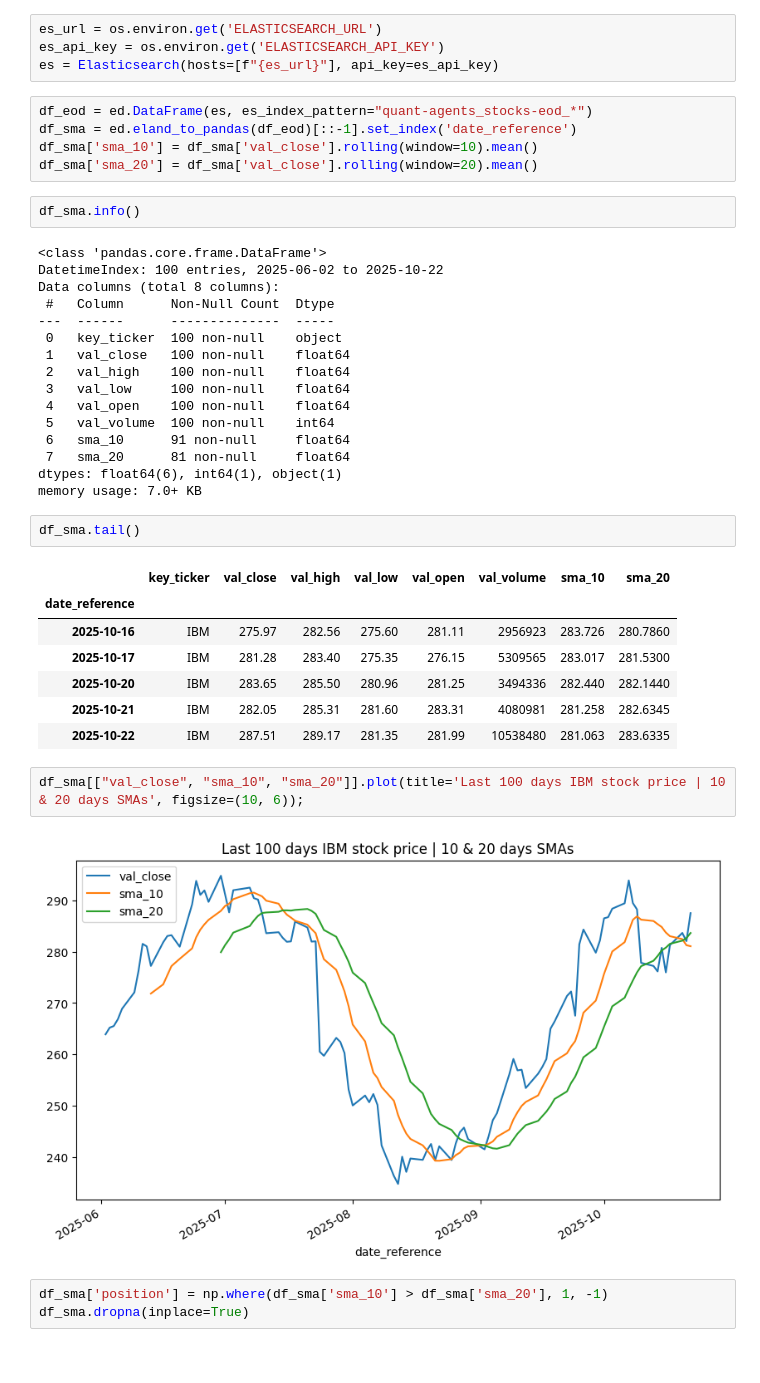
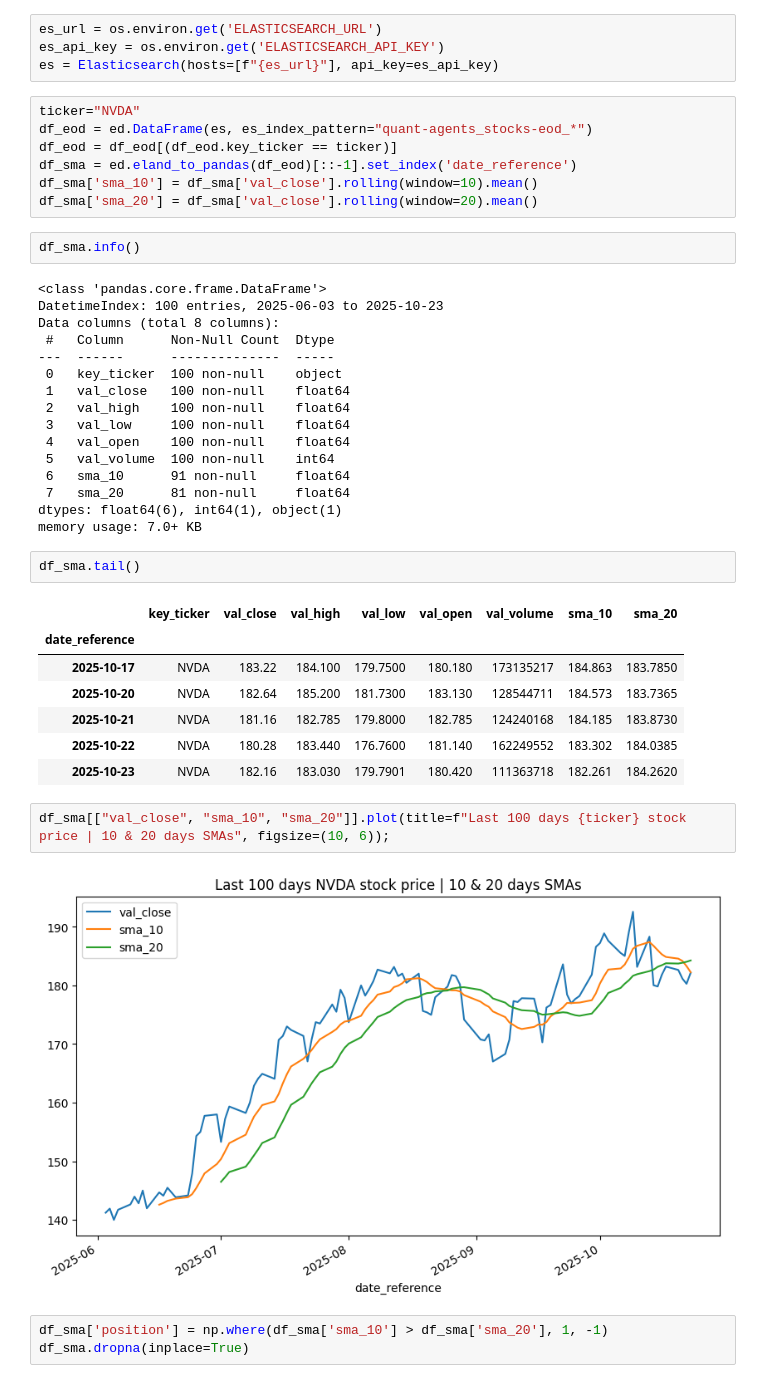
Before and after one commit to bsantanna/quant-agents, a Jupyter notebook: notebooks/02_backtest_sma_stocks.ipynb, the cells around one changed output. Cells and saved outputs as stored; diff of their text form.

```diff
--- a/notebooks/02_backtest_sma_stocks.ipynb
+++ b/notebooks/02_backtest_sma_stocks.ipynb
@@ -15,7 +15,9 @@ es_url = os.environ.get('ELASTICSEARCH_URL')
 es_api_key = os.environ.get('ELASTICSEARCH_API_KEY')
 es = Elasticsearch(hosts=[f"{es_url}"], api_key=es_api_key)
 # %%
+ticker="NVDA"
 df_eod = ed.DataFrame(es, es_index_pattern="quant-agents_stocks-eod_*")
+df_eod = df_eod[(df_eod.key_ticker == ticker)]
 df_sma = ed.eland_to_pandas(df_eod)[::-1].set_index('date_reference')
 df_sma['sma_10'] = df_sma['val_close'].rolling(window=10).mean()
 df_sma['sma_20'] = df_sma['val_close'].rolling(window=20).mean()
@@ -23,7 +25,7 @@ df_sma['sma_20'] = df_sma['val_close'].rolling(window=20).mean()
 df_sma.info()
 # %% [output]
 <class 'pandas.core.frame.DataFrame'>
-DatetimeIndex: 100 entries, 2025-06-02 to 2025-10-22
+DatetimeIndex: 100 entries, 2025-06-03 to 2025-10-23
 Data columns (total 8 columns):
  #   Column      Non-Null Count  Dtype
 ---  ------      --------------  -----
@@ -42,15 +44,15 @@ df_sma.tail()
 # %% [output]
 |  | key_ticker | val_close | val_high | val_low | val_open | val_volume | sma_10 | sma_20 |
 | date_reference |  |  |  |  |  |  |  |  |
-| 2025-10-16 | IBM | 275.97 | 282.56 | 275.60 | 281.11 | 2956923 | 283.726 | 280.7860 |
-| 2025-10-17 | IBM | 281.28 | 283.40 | 275.35 | 276.15 | 5309565 | 283.017 | 281.5300 |
-| 2025-10-20 | IBM | 283.65 | 285.50 | 280.96 | 281.25 | 3494336 | 282.440 | 282.1440 |
-| 2025-10-21 | IBM | 282.05 | 285.31 | 281.60 | 283.31 | 4080981 | 281.258 | 282.6345 |
-| 2025-10-22 | IBM | 287.51 | 289.17 | 281.35 | 281.99 | 10538480 | 281.063 | 283.6335 |
+| 2025-10-17 | NVDA | 183.22 | 184.100 | 179.7500 | 180.180 | 173135217 | 184.863 | 183.7850 |
+| 2025-10-20 | NVDA | 182.64 | 185.200 | 181.7300 | 183.130 | 128544711 | 184.573 | 183.7365 |
+| 2025-10-21 | NVDA | 181.16 | 182.785 | 179.8000 | 182.785 | 124240168 | 184.185 | 183.8730 |
+| 2025-10-22 | NVDA | 180.28 | 183.440 | 176.7600 | 181.140 | 162249552 | 183.302 | 184.0385 |
+| 2025-10-23 | NVDA | 182.16 | 183.030 | 179.7901 | 180.420 | 111363718 | 182.261 | 184.2620 |
 # %%
-df_sma[["val_close", "sma_10", "sma_20"]].plot(title='Last 100 days IBM stock price | 10 & 20 days SMAs', figsize=(10, 6));
+df_sma[["val_close", "sma_10", "sma_20"]].plot(title=f"Last 100 days {ticker} stock price | 10 & 20 days SMAs", figsize=(10, 6));
 # %% [output]
-[figure, old version]
+[figure, new version]
 # %%
 df_sma['position'] = np.where(df_sma['sma_10'] > df_sma['sma_20'], 1, -1)
 df_sma.dropna(inplace=True)
```
Also changed, not shown: parts of 3 cells of this notebook.
